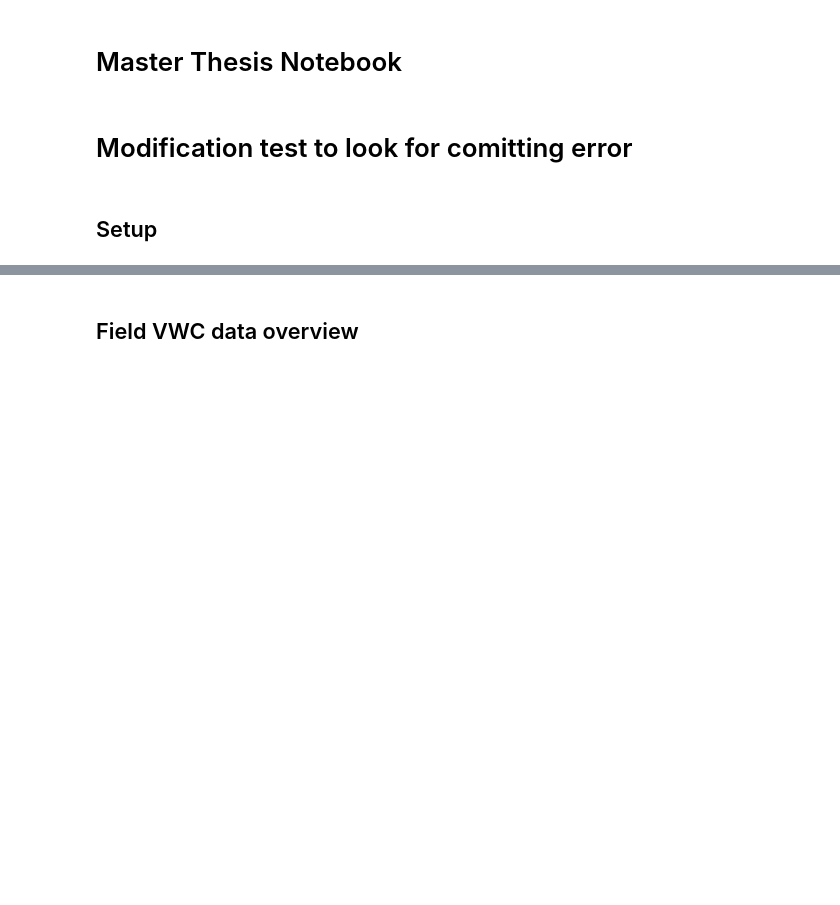
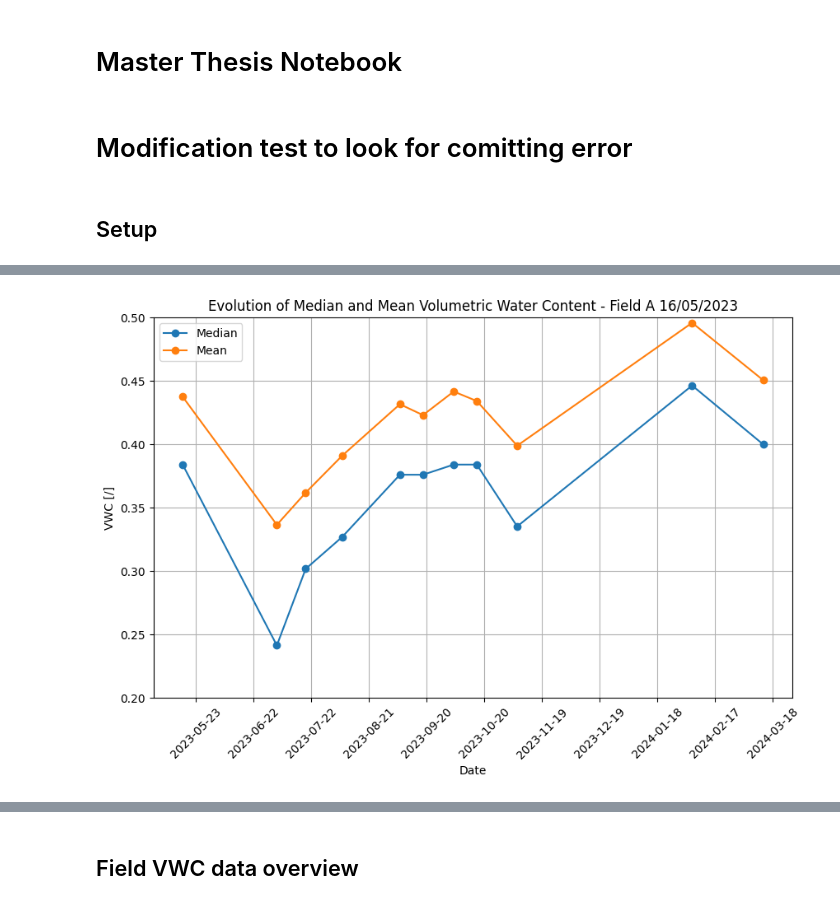
Before and after one commit to Django184/Master-Thesis, a Jupyter notebook: Thesis.ipynb, the cells around one changed output, grey strips where cells are left out. Saved outputs shown, nothing was run; the diff lists cells and outputs as text; code cells hidden in the pictures; blank space fills up the shorter version.

```diff
--- a/Thesis.ipynb
+++ b/Thesis.ipynb
@@ -35,0 +25,5 @@ transformer = pyproj.Transformer.from_crs("epsg:4326", "epsg:32632", always_xy=T
+# %%
+# Mean and median evolution (raw data)
+gpr_a.plot_mean_median(plot=True)
+# %% [output]
+[figure, added]
```
Also changed, not shown: parts of 21 cells of this notebook, 2 other files.
